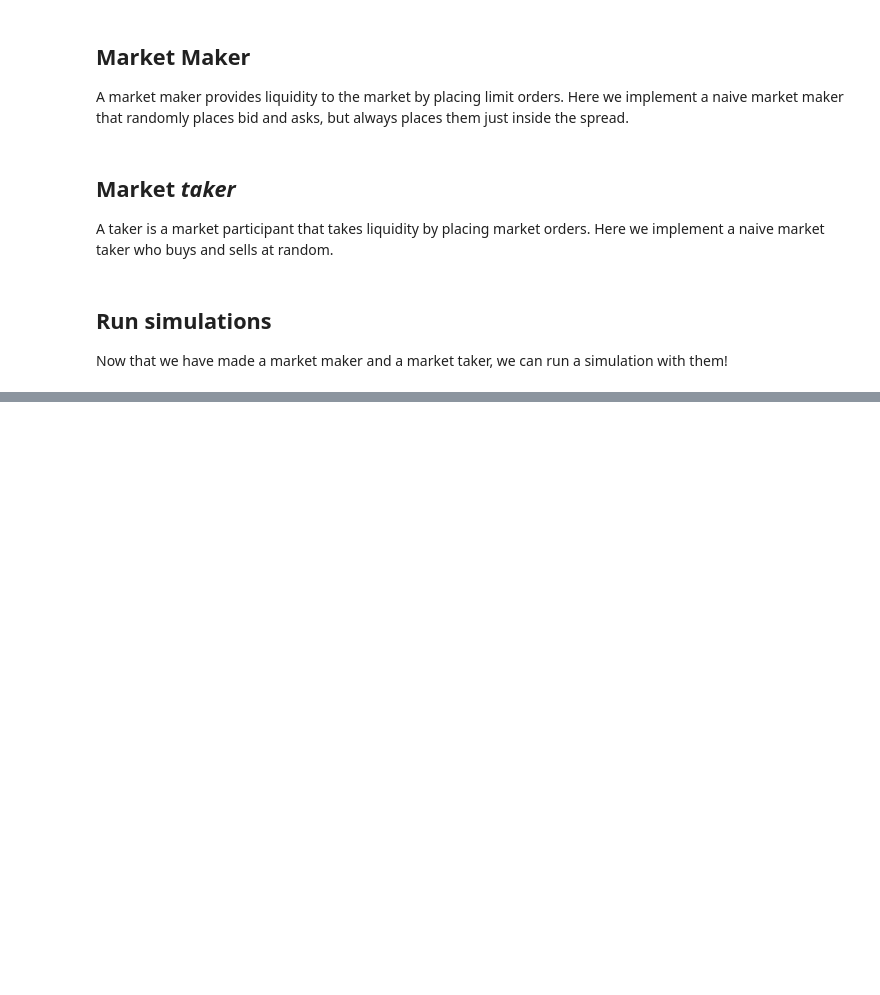
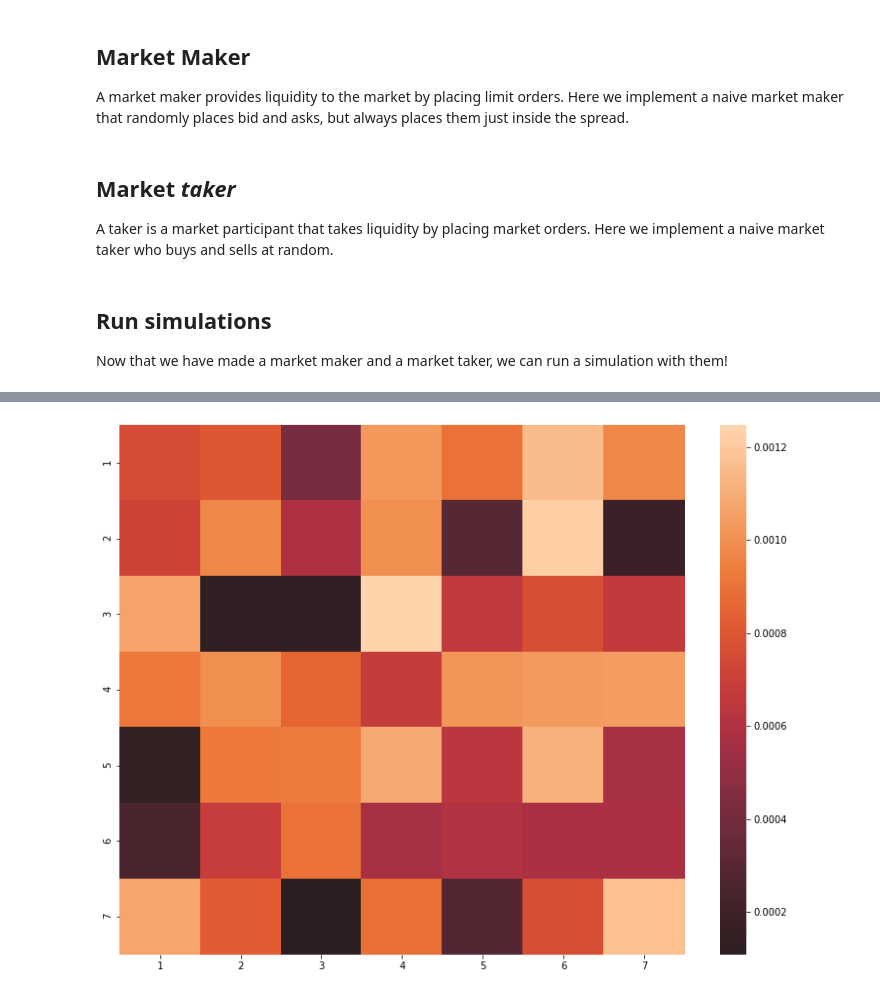
Before and after one commit to maxholloway/agent-exchange, a Jupyter notebook: examples/stock_exchange_v1/stock_exchange_v1.ipynb, the cells around one changed output, grey strips where cells are left out. Cells and saved outputs as stored; diff of their text form; code cells hidden in the pictures; blank space fills up the shorter version.

```diff
--- a/examples/stock_exchange_v1/stock_exchange_v1.ipynb
+++ b/examples/stock_exchange_v1/stock_exchange_v1.ipynb
@@ -30,14 +36,15 @@ class StockAgentV1NaiveMaker(StockAgentV1):
     Note: in V1, there is no way to place multiple
     orders within the same time step.
     """
-    def __init__(self, initial_num_shares=1000, initial_capital=100000):
+    def __init__(self, initial_num_shares=1000, initial_capital=100000, max_margin=1000):
+        self.max_margin = max_margin
         super().__init__(initial_num_shares, initial_capital)
 
     def get_action(self, order_book: StockExchangeV1OrderBook):
         if random() < .5: # buy just over current bid
             buy_price = order_book.get_bid() + 0.01 # penny-up on the market-clearing buy price
 
-            # Randomly buy as little as 0 or as much as we can
+            # Randomly buy as little as 0 or as much as 100
             buy_amount = randint(0, 1000) # limit buy
 
             order = StockExchangeV1Action(StockExchangeV1OrderTypes.LIMIT, buy_amount, buy_price)
@@ -77,6 +84,7 @@ class StockAgentV1NaiveTaker(StockAgentV1):
 
             # Randomly decide on how much to buy
             max_buy_amount = self.internal_state.get_capital() // expected_buy_price
+            max_buy_amount = max(max_buy_amount, 0)
             num_shares_to_buy = randint(0, max_buy_amount)
 
             return StockExchangeV1Action(StockExchangeV1OrderTypes.MARKET, num_shares_to_buy)
@@ -85,19 +93,10 @@ class StockAgentV1NaiveTaker(StockAgentV1):
             expected_sell_price = order_book.get_bid()
 
             # Randomly decide on how much to sell
-            max_sell_amount = self.internal_state.get_num_shares()
+            max_sell_amount = max(0, self.internal_state.get_num_shares())
             num_shares_to_sell = randint(0, max_sell_amount)
 
             return StockExchangeV1Action(StockExchangeV1OrderTypes.MARKET, -num_shares_to_sell)
 # %% [markdown]
 ## Run simulations
 Now that we have made a market maker and a market taker, we can run a simulation with them!
-# %%
-# Run a simple simulation with
-NMAKER, NTAKER, NSTEPS = 10, 5, 100 # give number of market makers and takers, and the number of steps to simulate
-agents = [StockAgentV1NaiveMaker() for _ in range(NMAKER)]
-agents += [StockAgentV1NaiveTaker() for _ in range(NTAKER)]
-exchange = StockExchangeV1(agents)
-
-exchange.simulate_steps(NSTEPS)
-# print(exchange.order_book)
@@ -158,0 +188,13 @@ Interesting! It looks like most of our agents increase *some*, while a smaller n
+# %%
+n_iterations = 10
+maker_range = range(1, 8)
+taker_range = range(1, 8)
+
+maker_returns = pd.DataFrame(index=maker_range, columns=taker_range)
+taker_returns = pd.DataFrame(index=maker_range, columns=taker_range)
+for n_makers in maker_range:
+    for n_takers in taker_range:
+        maker_return, taker_return = run_naive_experiment(num_makers=10, num_takers=10, num_steps=30,verbose=False)
+        maker_returns.loc[n_makers][n_takers] = maker_return
+        taker_returns.loc[n_makers][n_takers] = taker_return
+        print(f"Done with ({n_makers}, {n_takers})")
@@ -158,0 +219,7 @@ Interesting! It looks like most of our agents increase *some*, while a smaller n
+# %%
+# Maker returns
+maker_returns.fillna(value=np.nan, inplace=True)
+matplotlib.rcParams['figure.figsize'] = [13, 10]
+sns.heatmap(maker_returns, center=0);
+# %% [output]
+[figure, added]
```
Also changed, not shown: parts of 17 cells of this notebook, 2 other files.
